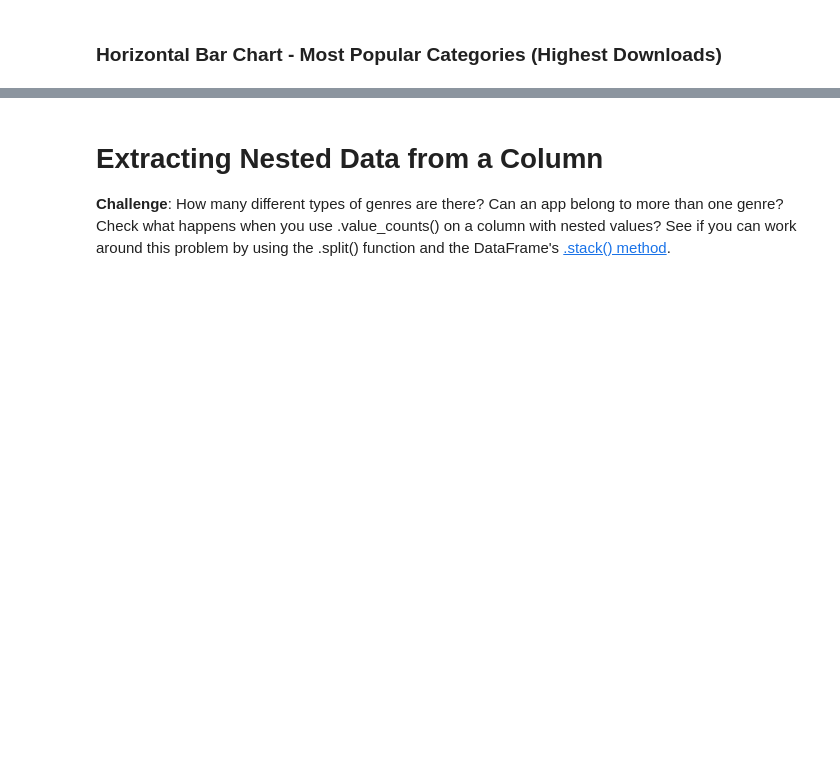
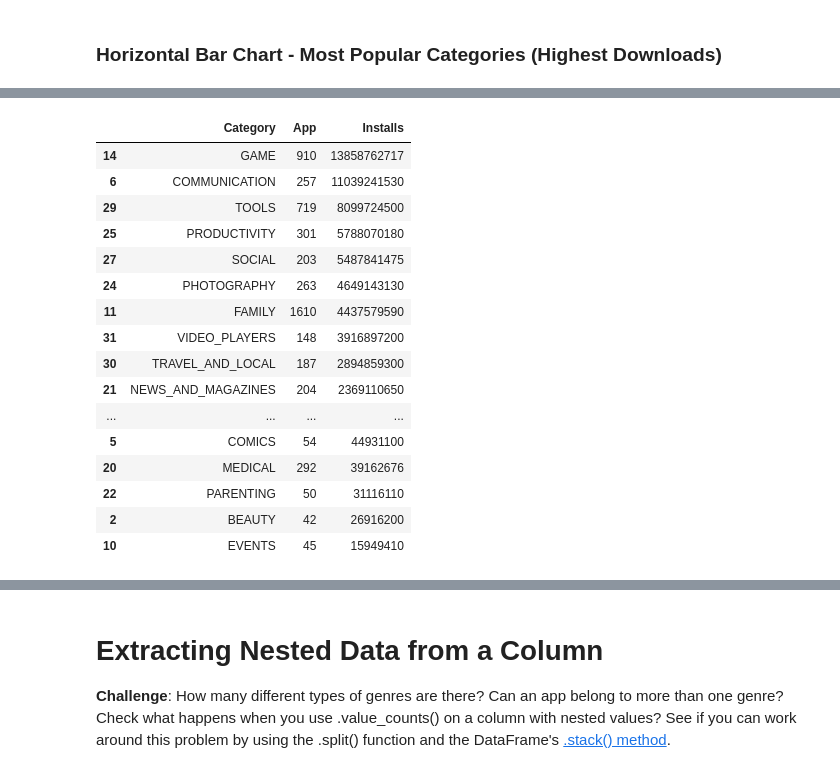
Before and after one commit to hashorva/100-days-of-Python, a Jupyter notebook: day_76/Google Play Store App Analytics (start).ipynb, the cells around one changed output, grey strips where cells are left out. Saved outputs shown, nothing was run; the diff lists cells and outputs as text; code cells hidden in the pictures; blank space fills up the shorter version.

Commit message:
Analyze category competition and downloads with Plotly

```diff
--- a/day_76/Google Play Store App Analytics (start).ipynb
+++ b/day_76/Google Play Store App Analytics (start).ipynb
@@ -521 +603,26 @@ Name: App, dtype: int64
+# %%
+# reset_index to make Category a column in the DataFrame rather the index of DF
+download_competition = df_apps_clean.groupby('Category').agg(
+    App=('App', 'count'),
+    Installs=('Installs', 'sum')
+).reset_index()
+download_competition.sort_values('Installs', ascending=False)
+# %% [output]
+|  | Category | App | Installs |
+| 14 | GAME | 910 | 13858762717 |
+| 6 | COMMUNICATION | 257 | 11039241530 |
+| 29 | TOOLS | 719 | 8099724500 |
+| 25 | PRODUCTIVITY | 301 | 5788070180 |
+| 27 | SOCIAL | 203 | 5487841475 |
+| 24 | PHOTOGRAPHY | 263 | 4649143130 |
+| 11 | FAMILY | 1610 | 4437579590 |
+| 31 | VIDEO_PLAYERS | 148 | 3916897200 |
+| 30 | TRAVEL_AND_LOCAL | 187 | 2894859300 |
+| 21 | NEWS_AND_MAGAZINES | 204 | 2369110650 |
+| ... | ... | ... | ... |
+| 5 | COMICS | 54 | 44931100 |
+| 20 | MEDICAL | 292 | 39162676 |
+| 22 | PARENTING | 50 | 31116110 |
+| 2 | BEAUTY | 42 | 26916200 |
+| 10 | EVENTS | 45 | 15949410 |
 # %% [markdown]
```
Also changed, not shown: parts of 11 cells of this notebook.
